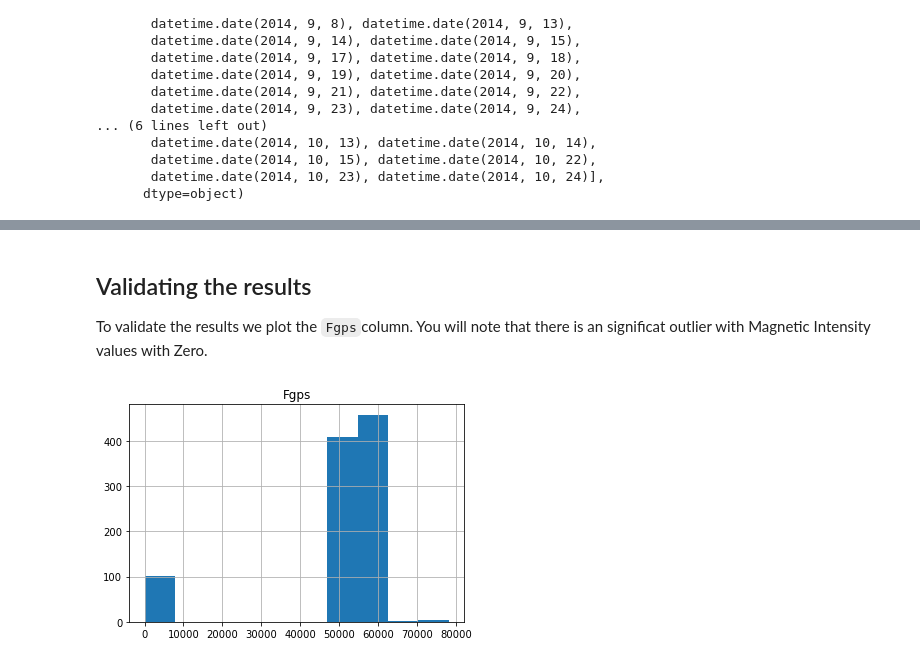
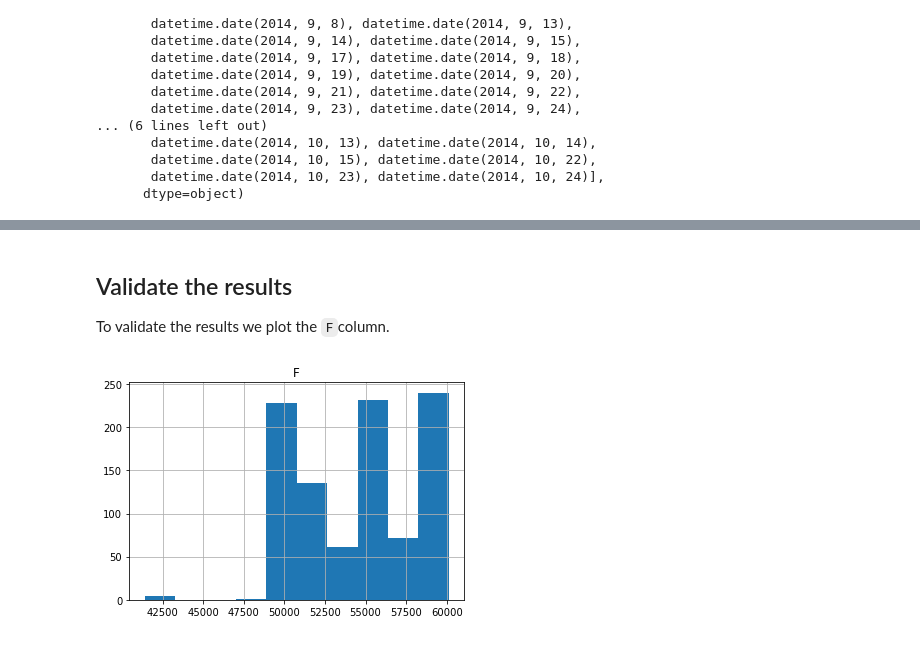
Before and after one commit to MagGeo/MagGeo, a Jupyter notebook: MagGeo - Parallel Mode.ipynb, the cells around one changed output, grey strips where cells are left out. Drawn from its saved outputs; the diff is of its cells as text; code cells hidden in the pictures.

```diff
--- a/MagGeo - Parallel Mode.ipynb
+++ b/MagGeo - Parallel Mode.ipynb
@@ -70,5 +84,6 @@ def getGPSData():
 # %%
-# Calling the previous function to get the track as Dataframe.
+# Calling the previous function to get the track as pandas Dataframe and renaming the columns for better experience.
 GPSData = getGPSData()
+GPSData.rename(columns={Lat: 'gpsLat', Long: 'gpsLong', DateTime: 'gpsDateTime', altitude: 'gpsAltitude'}, inplace = True)
 GPSData.head()
 # %% [output]
@@ -84,16 +97,16 @@ GPSData.head()
 Setting the date and time attributes for the requerided format and computing the epoch column. Values like Maximum and Minimun Date and time are also calculated.
 # %%
-#1 Convert the gpsDateTime to datetime python object
-GPSData['gpsDateTime'] = pd.to_datetime(GPSData['gpsDateTime'], format='%d/%m/%Y %H:%M')
+#2.1 Convert the gpsDateTime to datetime python object
+GPSData['gpsDateTime'] = pd.to_datetime(GPSData['gpsDateTime'], format='%d/%m/%Y %H:%M:%S')
 GPSData['gpsDateTime'] = GPSData['gpsDateTime'].map(lambda x: x.replace(second=0))
 GPSData['gpsLat'] = GPSData['gpsLat'].astype(float)
-#2 Adding new column epoch, will be usefuel to compare the date&time o each gps point againts the gathered swmarm data points
+#2.2 Adding new column epoch, will be usefuel to compare the date&time o each gps point againts the gathered swmarm data points
 GPSData['epoch'] = GPSData['gpsDateTime'].astype('int64')//1e9
 GPSData['epoch'] = GPSData['epoch'].astype(int)
-#3 Computing Date and Time columns
+#2.3 Computing Date and Time columns
 GPSData['dates'] = GPSData['gpsDateTime'].dt.date
 GPSData['times'] = GPSData['gpsDateTime'].dt.time
-#4 Maximum and Minimum values
+#2.4 Maximum and Minimum values
 MinDateTime = min(GPSData['gpsDateTime'])
 MaxDateTime = max(GPSData['gpsDateTime'])
 dt_object1 = MinDateTime.to_pydatetime()
@@ -102,3 +115,4 @@ startDate = MinDateTime.date()
 endDate = MaxDateTime.date()
 MinTime=MinDateTime.time()
 MaxTime=MaxDateTime.time()
+GPSData.head()
@@ -481,5 +287,5 @@ import row_handler
 
 if __name__ == '__main__':
     with multiprocessing.Pool(NumCores) as pool:
-        GeoMagParallelResult = pd.concat(pool.map(partial(row_handler.row_handler, DT=14400), df_chunks), ignore_index=True)
+        GeoMagParallelResult = pd.concat(pool.map(partial(row_handler.row_handler), df_chunks), ignore_index=True)
 # %% [output]
@@ -532,0 +329,10 @@ GeoMagParallelResult.head(10)
+# %%
+#14. Having Intepolated and weigth magnetic values, we can compute the other magnectic components.
+GeoMagParallelResult['H'] = np.sqrt((GeoMagParallelResult['N']**2)+(GeoMagParallelResult['E']**2))
+#check the arcgtan in python., From arctan2 is saver.
+DgpsRad = np.arctan2(GeoMagParallelResult['E'],GeoMagParallelResult['N'])
+GeoMagParallelResult['D'] = np.degrees(DgpsRad)
+IgpsRad = np.arctan2(GeoMagParallelResult['C'],GeoMagParallelResult['H'])
+GeoMagParallelResult['I'] = np.degrees(IgpsRad)
+GeoMagParallelResult['F'] = np.sqrt((GeoMagParallelResult['N']**2)+(GeoMagParallelResult['E']**2)+(GeoMagParallelResult['C']**2))
+GeoMagParallelResult.head()
@@ -533,13 +346,13 @@ GeoMagParallelResult.head(10)
 # %% [markdown]
-## Validating the results
-To validate the results we plot the `Fgps`column. You will note that there is an significat outlier with Magnetic Intensity values with Zero.
+## Validate the results
+To validate the results we plot the `F`column.
 # %%
 ## Creating a copy of the results and setting the Datetime Column as dataframe index.
 ValidateDF = GeoMagParallelResult.copy()
 ValidateDF.set_index("DateTime", inplace=True)
 # %%
-## Plotting the Fgps column.
+## Plotting the F column.
 import matplotlib.pyplot as plt
-hist = ValidateDF.hist(column='Fgps')
+hist = ValidateDF.hist(column='F')
 # %% [output]
-[figure, old version]
+[figure, new version]
```
Also changed, not shown: parts of 44 cells of this notebook, 9 other files.
